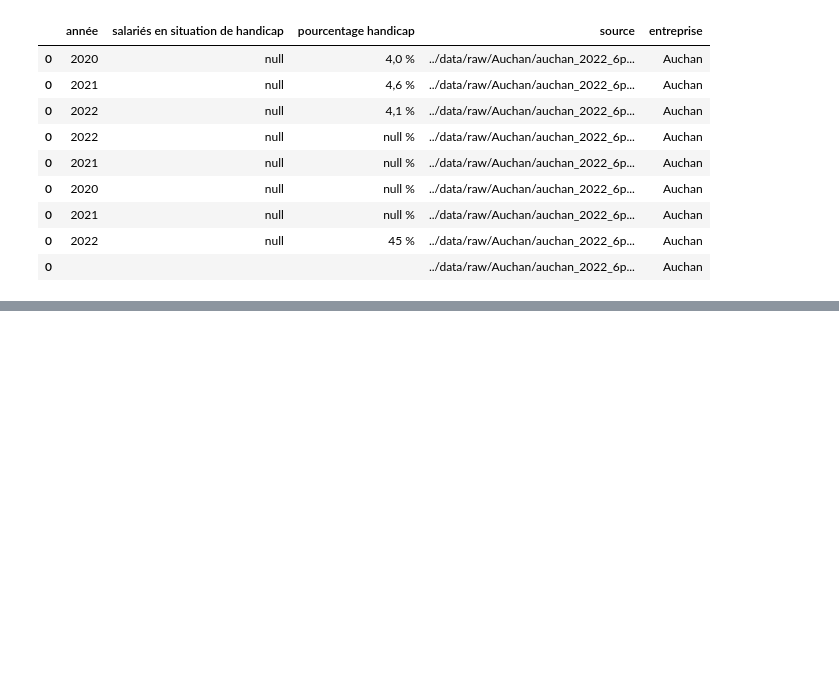
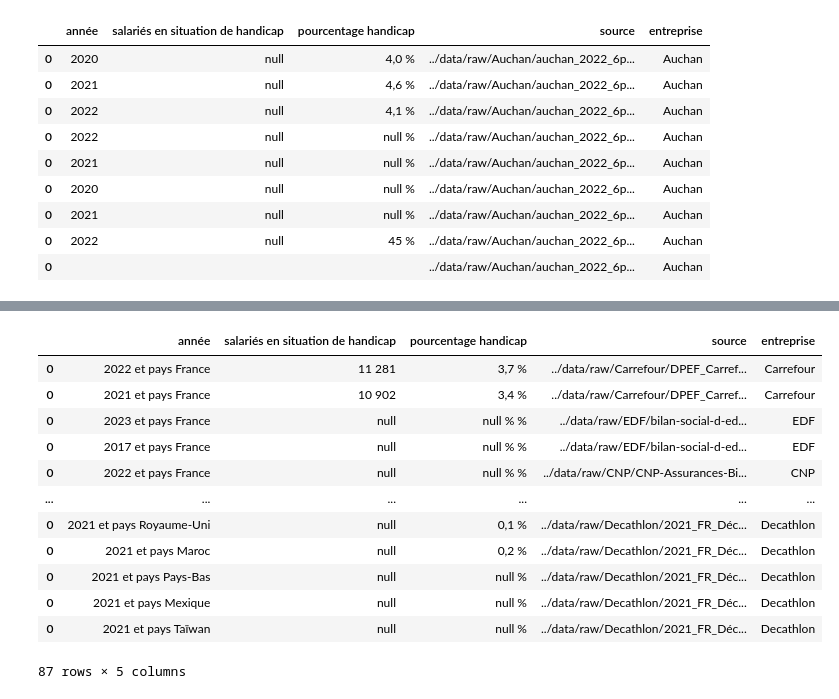
Before and after one commit to LexouLam/diversite_inclusion, a Jupyter notebook: notebooks/repertoires_entreprises.ipynb, the cells around one changed output, grey strips where cells are left out. Drawn from its saved outputs; the diff is of its cells as text; code cells hidden in the pictures; blank space fills up the shorter version.

```diff
--- a/notebooks/repertoires_entreprises.ipynb
+++ b/notebooks/repertoires_entreprises.ipynb
@@ -1507,0 +2406,15 @@ ne pas regarder
+# %%
+import os
+import re
+
+subfolders = [ re.sub('../data/raw/', "", f.path) for f in os.scandir("../data/raw") if f.is_dir() ]
+df_all_entreprise=None
+for entreprise in subfolders:
+    resultats_4 = extract_handicap_informations_2(entreprise, limit=-1)
+    df_tmp = parse_llms_results_to_df(results=resultats_4, entreprise_name=entreprise)
+    display(df_tmp)
+    if df_all_entreprise is None:
+        df_all_entreprise=df_tmp
+    else:
+        df_all_entreprise=pd.concat([df_all_entreprise, df_tmp])
+df_all_entreprise
@@ -1507,0 +2567,17 @@ ne pas regarder
+# %%
+mask=df_all_entreprise.année.str.contains(r'\d', regex=True)
+df_all_entreprise.loc[mask]
+# %% [output]
+|  | année | salariés en situation de handicap | pourcentage handicap | source | entreprise |
+| 0 | 2022 et pays France | 11 281 | 3,7 % | ../data/raw/Carrefour/DPEF_Carref... | Carrefour |
+| 0 | 2021 et pays France | 10 902 | 3,4 % | ../data/raw/Carrefour/DPEF_Carref... | Carrefour |
+| 0 | 2023 et pays France | null | null % % | ../data/raw/EDF/bilan-social-d-ed... | EDF |
+| 0 | 2017 et pays France | null | null % % | ../data/raw/EDF/bilan-social-d-ed... | EDF |
+| 0 | 2022 et pays France | null | null % % | ../data/raw/CNP/CNP-Assurances-Bi... | CNP |
+| ... | ... | ... | ... | ... | ... |
+| 0 | 2021 et pays Royaume-Uni | null | 0,1 % | ../data/raw/Decathlon/2021_FR_Déc... | Decathlon |
+| 0 | 2021 et pays Maroc | null | 0,2 % | ../data/raw/Decathlon/2021_FR_Déc... | Decathlon |
+| 0 | 2021 et pays Pays-Bas | null | null % | ../data/raw/Decathlon/2021_FR_Déc... | Decathlon |
+| 0 | 2021 et pays Mexique | null | null % | ../data/raw/Decathlon/2021_FR_Déc... | Decathlon |
+| 0 | 2021 et pays Taïwan | null | null % | ../data/raw/Decathlon/2021_FR_Déc... | Decathlon |
+87 rows × 5 columns
```
Also changed, not shown: parts of 36 cells of this notebook.
